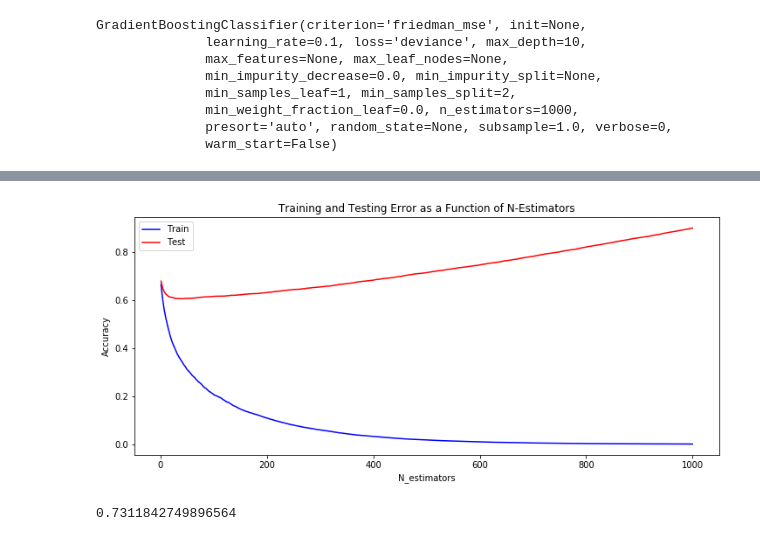
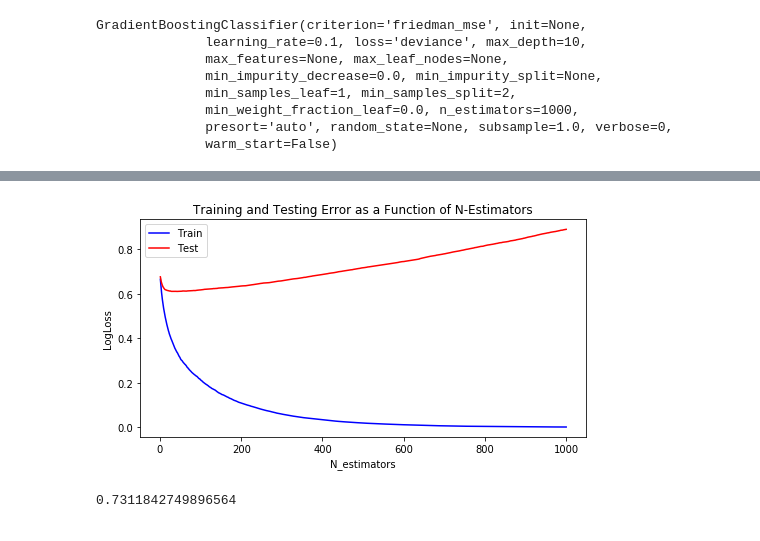
Before and after one commit to Shirleyxxy/DS_GA1001FinalProject, a Jupyter notebook: 1001_Project_Hengyu.ipynb, the cells around one changed output, grey strips where cells are left out. Saved outputs shown, nothing was run; the diff lists cells and outputs as text; code cells hidden in the pictures.

```diff
--- a/1001_Project_Hengyu.ipynb
+++ b/1001_Project_Hengyu.ipynb
@@ -571,35 +571,35 @@ auc_gb_orig
 # %%
 from pylab import rcParams
-rcParams['figure.figsize'] = 12, 5
+rcParams['figure.figsize'] = 8, 4
 
 
 def LogLossP(Pt, Yt):
     return -1*((Yt==1)*np.log(Pt)+(Yt==0)*np.log(1-Pt)).mean()
 
 p_train = gb_classifier.staged_predict_proba(X_train)
 p_test = gb_classifier.staged_predict_proba(X_test)
 
 train_list = []
 test_list = []
 
 for p in p_train:
     train_list.append(LogLossP(p[:, 1], y_train))
 
 for p in p_test:
     test_list.append(LogLossP(p[:, 1], y_test))
 
 
 fig = plt.figure()
 ax = fig.add_subplot(111)
 plt.plot(np.arange(1, n_est_lim + 1), train_list, 'b-', label='Train')
 plt.plot(np.arange(1, n_est_lim + 1), test_list, 'r-', label='Test')
 plt.title('Training and Testing Error as a Function of N-Estimators')
 plt.legend()
 plt.xlabel('N_estimators')
-plt.ylabel('Accuracy')
+plt.ylabel('LogLoss')
 plt.savefig('training_error of n_estimators.png')
 # %% [output]
-[figure, old version]
+[figure, new version]
 # %%
 learning_rate_list = [0.001, 0.003, 0.01, 0.03, 0.1, 0.3, 1]
 kfolds = KFold(n_splits = 5)
```
Also changed, not shown: parts of 15 cells of this notebook.
